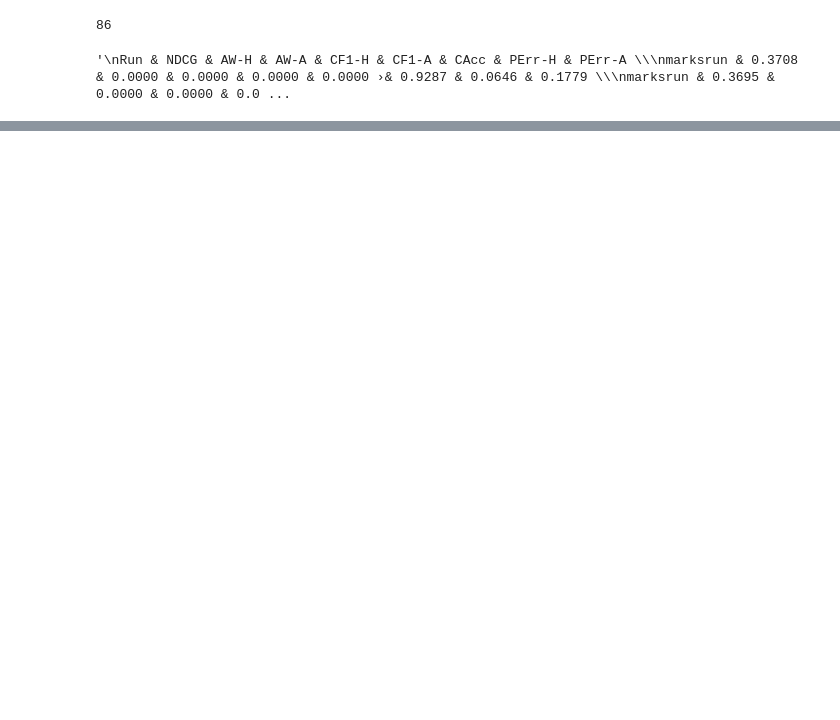
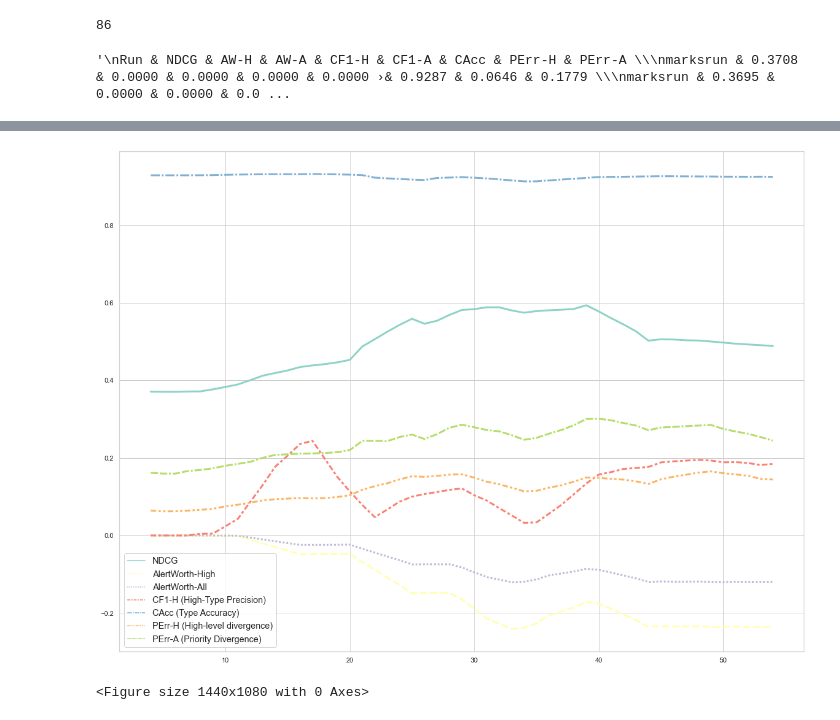
Before and after one commit to glasgowm148/Calamity, a Jupyter notebook: 1-src/2-python/1-notebooks/0_Test.ipynb, the cells around one changed output, grey strips where cells are left out. Drawn from its saved outputs; the diff is of its cells as text; code cells hidden in the pictures; blank space fills up the shorter version.

```diff
--- a/1-src/2-python/1-notebooks/0_Test.ipynb
+++ b/1-src/2-python/1-notebooks/0_Test.ipynb
@@ -1227,28 +1241,31 @@ plt.show()
 # %%
 # Results
 
 # Set the figure size
 rcParams['figure.figsize'] = 20,15
 
 # Seaborn theme
 sns.set_theme(style="whitegrid")
 
 # Read the results.txt file in
-data = pd.read_csv('../../../2-status_report/results2.txt', sep="&", header=None)
+data = pd.read_csv('../results2.txt', sep="&", header=None)
 
 # Set the column names
 data.columns = ["run", "NDCG", "AlertWorth-High" , "AlertWorth-All" , "CF1-H (High-Type Precision)" , "CF1-A (Type Overall Precision)" , "CAcc (Type Accuracy)" , "PErr-H (High-level divergence)", "PErr-A (Priority Divergence)", "Notes"]
 
 
 # Take a rolling mean
 data = data.rolling(5).mean()
 
 sns.lineplot(data=data, palette="Set3", linewidth=3)
 
 # Increase the font-size for the legend
 #fig.suptitle('Marks runs')
 plt.legend(fontsize='large', title_fontsize='10')
 
 plt.show()
 
 plt.savefig('../../../0-data/screenshots/benchmark_models_performance.png',dpi=300)
+# %% [output]
+[figure, added]
+<Figure size 1440x1080 with 0 Axes>
```
Also changed, not shown: parts of 12 cells of this notebook, 45 other files.
